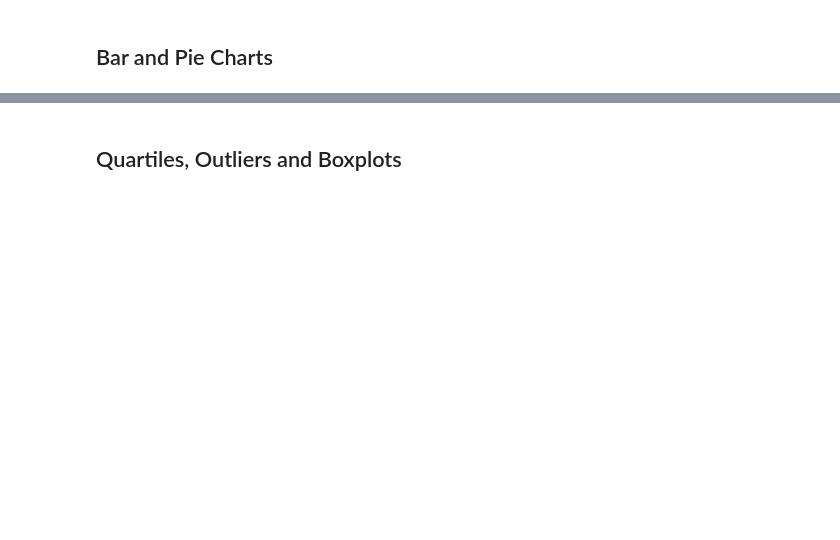
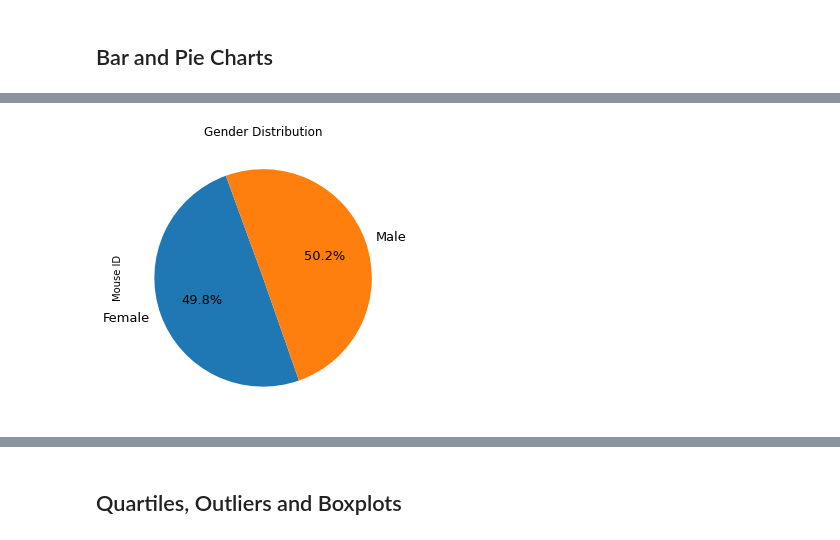
Before and after one commit to JohnGlendening/Matplotlib-Challenge, a Jupyter notebook: Pymaceuticals/pymaceuticals_starter.ipynb, the cells around one changed output, grey strips where cells are left out. Drawn from its saved outputs; the diff is of its cells as text; code cells hidden in the pictures; blank space fills up the shorter version.

```diff
--- a/Pymaceuticals/pymaceuticals_starter.ipynb
+++ b/Pymaceuticals/pymaceuticals_starter.ipynb
@@ -104,0 +199,10 @@ mouse_count
+# %%
+# Generate a pie plot showing the distribution of female versus male mice using pandas
+gender = mouse_metadata[["Mouse ID","Sex"]].groupby("Sex")
+gender_count = gender["Mouse ID"].count()
+
+gender_count.plot(kind="pie", y='Mouse ID', title=("Gender Distribution"),legend=False,autopct='%1.1f%%',
+ startangle=110, shadow=False, fontsize=13, figsize=(8,5))
+plt.show()
+# %% [output]
+[figure, added]
```
Also changed, not shown: parts of 24 cells of this notebook.
